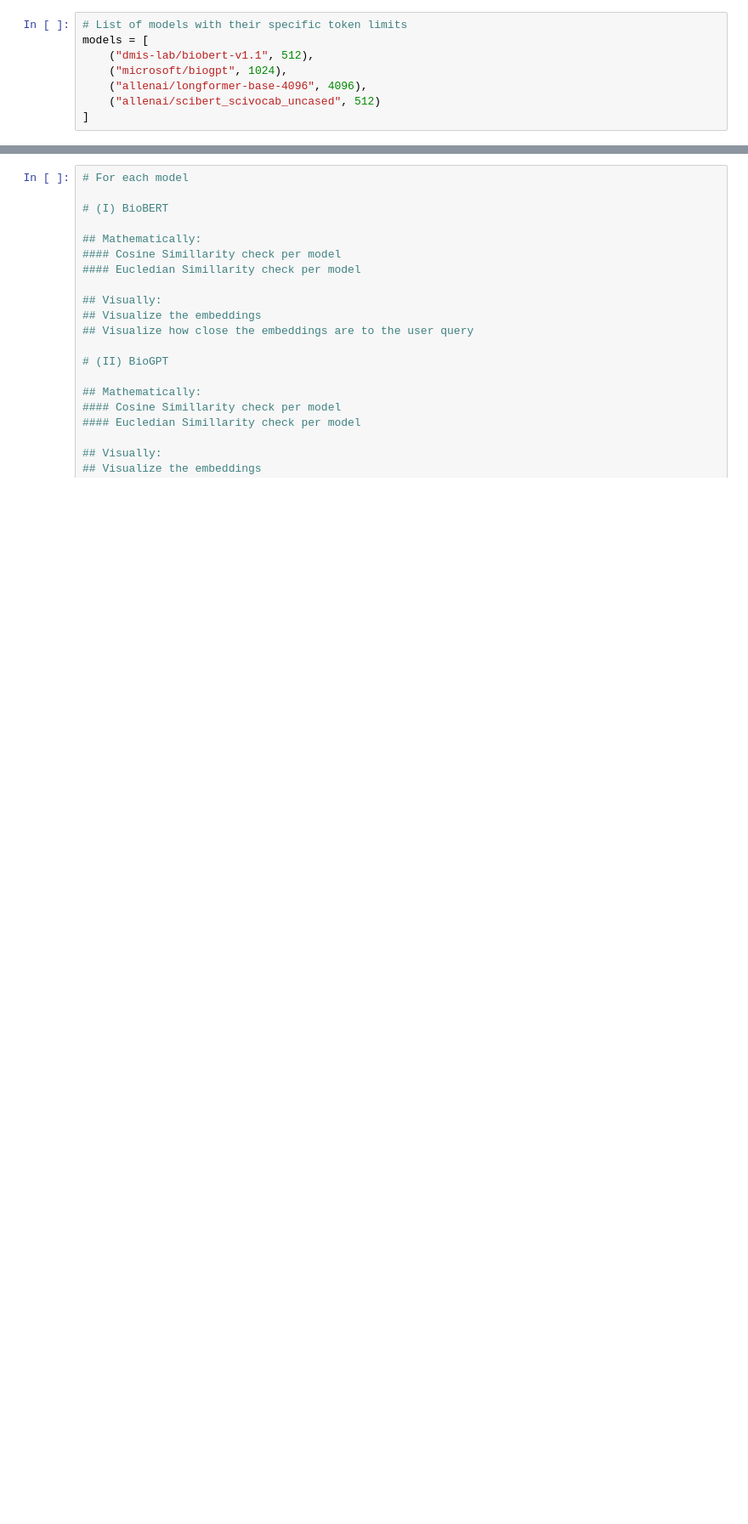
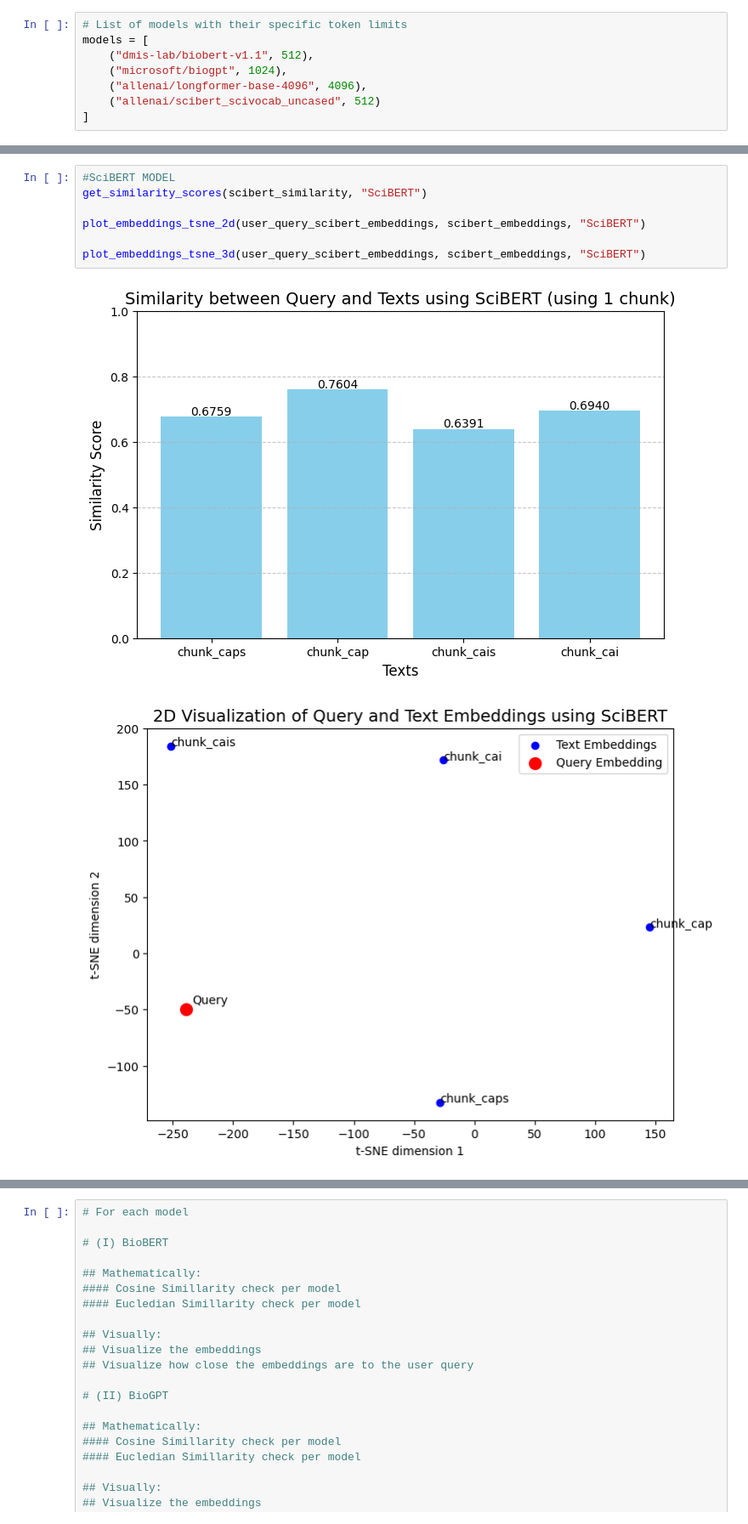
Before and after one commit to jesse-lima-gilead/pubtator_benchiling, a Jupyter notebook: notebooks/embedding_models_visualised.ipynb, the cells around one changed output, grey strips where cells are left out. Shown at 85% size. Drawn from its saved outputs; the diff is of its cells as text; blank space fills up the shorter version.

```diff
--- a/notebooks/embedding_models_visualised.ipynb
+++ b/notebooks/embedding_models_visualised.ipynb
@@ -109,0 +490,10 @@ models = [
+# %%
+#SciBERT MODEL
+get_similarity_scores(scibert_similarity, "SciBERT")
+
+plot_embeddings_tsne_2d(user_query_scibert_embeddings, scibert_embeddings, "SciBERT")
+
+plot_embeddings_tsne_3d(user_query_scibert_embeddings, scibert_embeddings, "SciBERT")
+# %% [output]
+[figure, added]
+[figure, added]
```
Also changed, not shown: parts of 22 cells of this notebook, 2 other files.
